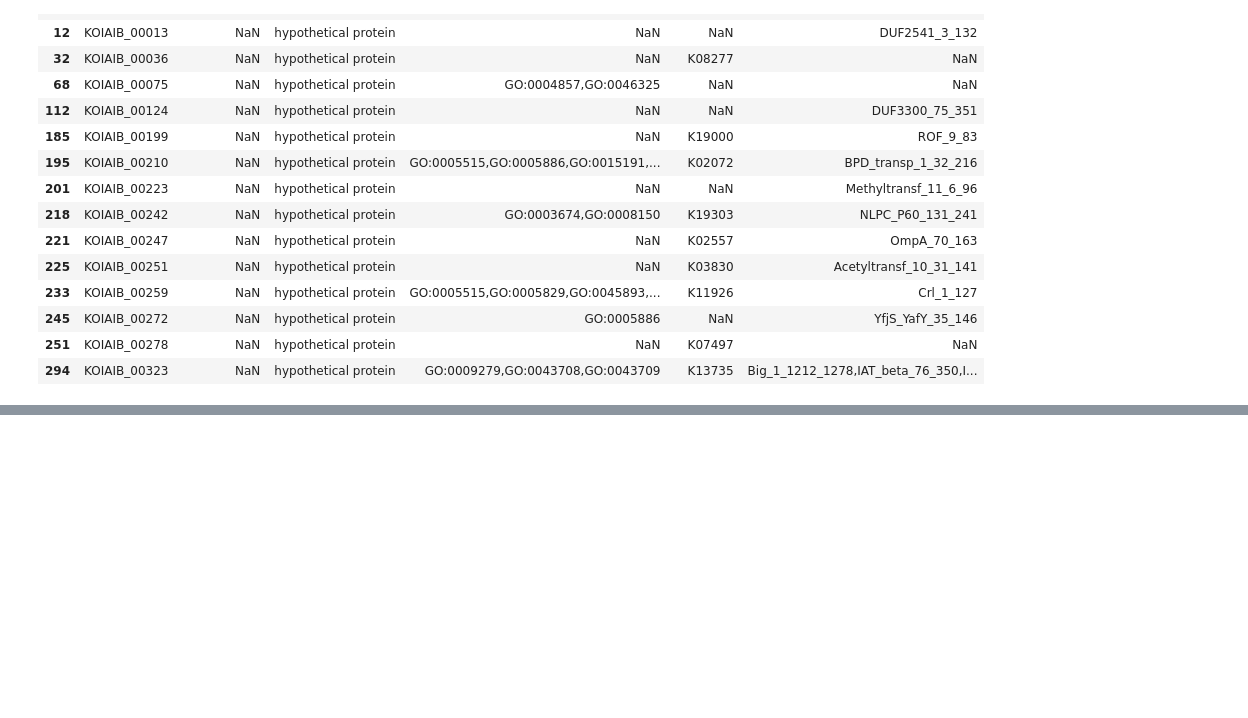
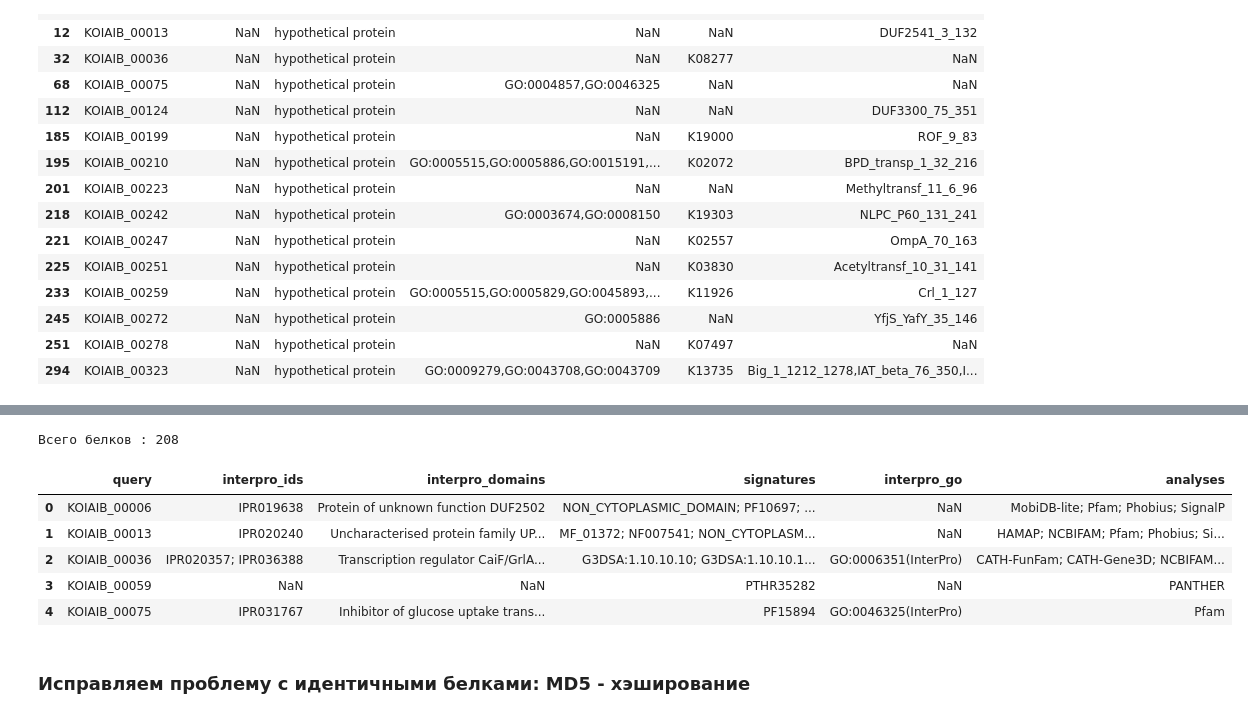
Before and after one commit to dankasokol/Genome-annotation-E.coli-K12, a Jupyter notebook: notebooks/03_functional_annotation.ipynb, the cells around one changed output, grey strips where cells are left out. Saved outputs shown, nothing was run; the diff lists cells and outputs as text; code cells hidden in the pictures; blank space fills up the shorter version.

```diff
--- a/notebooks/03_functional_annotation.ipynb
+++ b/notebooks/03_functional_annotation.ipynb
@@ -210,0 +369,46 @@ annotated_hypothetical[available_columns].to_csv(
+# %%
+#Агрегация по protein_id
+def unique_values(series):
+    values = sorted({
+        str(value)
+        for value in series.dropna()
+        if str(value).strip()
+    })
+    return "; ".join(values) if values else None
+
+
+interpro_summary = (
+    interpro_df.groupby("protein_id")
+    .agg(
+        interpro_ids=(
+            "interpro_accession", unique_values
+        ),
+        interpro_domains=(
+            "interpro_description", unique_values
+        ),
+        signatures=(
+            "signature_accession", unique_values
+        ),
+        interpro_go=(
+            "go_terms", unique_values
+        ),
+        analyses=(
+            "analysis", unique_values
+        )
+    )
+    .reset_index()
+    .rename(columns={"protein_id": "query"})
+)
+
+print('Всего белков :', len(interpro_summary))
+display(interpro_summary.head())
+# %% [output]
+Всего белков : 208
+|  | query | interpro_ids | interpro_domains | signatures | interpro_go | analyses |
+| 0 | KOIAIB_00006 | IPR019638 | Protein of unknown function DUF2502 | NON_CYTOPLASMIC_DOMAIN; PF10697; ... | NaN | MobiDB-lite; Pfam; Phobius; SignalP |
+| 1 | KOIAIB_00013 | IPR020240 | Uncharacterised protein family UP... | MF_01372; NF007541; NON_CYTOPLASM... | NaN | HAMAP; NCBIFAM; Pfam; Phobius; Si... |
+| 2 | KOIAIB_00036 | IPR020357; IPR036388 | Transcription regulator CaiF/GrlA... | G3DSA:1.10.10.10; G3DSA:1.10.10.1... | GO:0006351(InterPro) | CATH-FunFam; CATH-Gene3D; NCBIFAM... |
+| 3 | KOIAIB_00059 | NaN | NaN | PTHR35282 | NaN | PANTHER |
+| 4 | KOIAIB_00075 | IPR031767 | Inhibitor of glucose uptake trans... | PF15894 | GO:0046325(InterPro) | Pfam |
+# %% [markdown]
+### **Исправляем проблему с идентичными белками: MD5 - хэширование**
```
Also changed, not shown: parts of 17 cells of this notebook, 3 other files.
